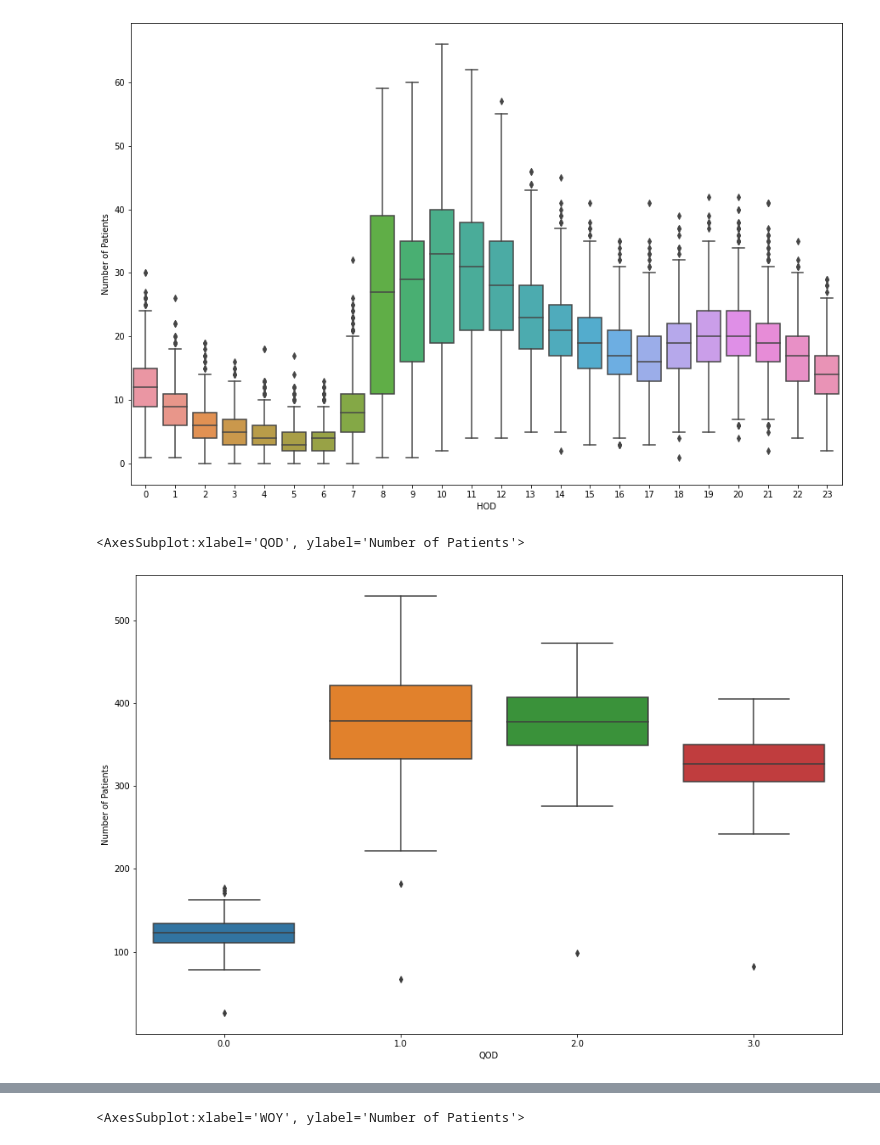
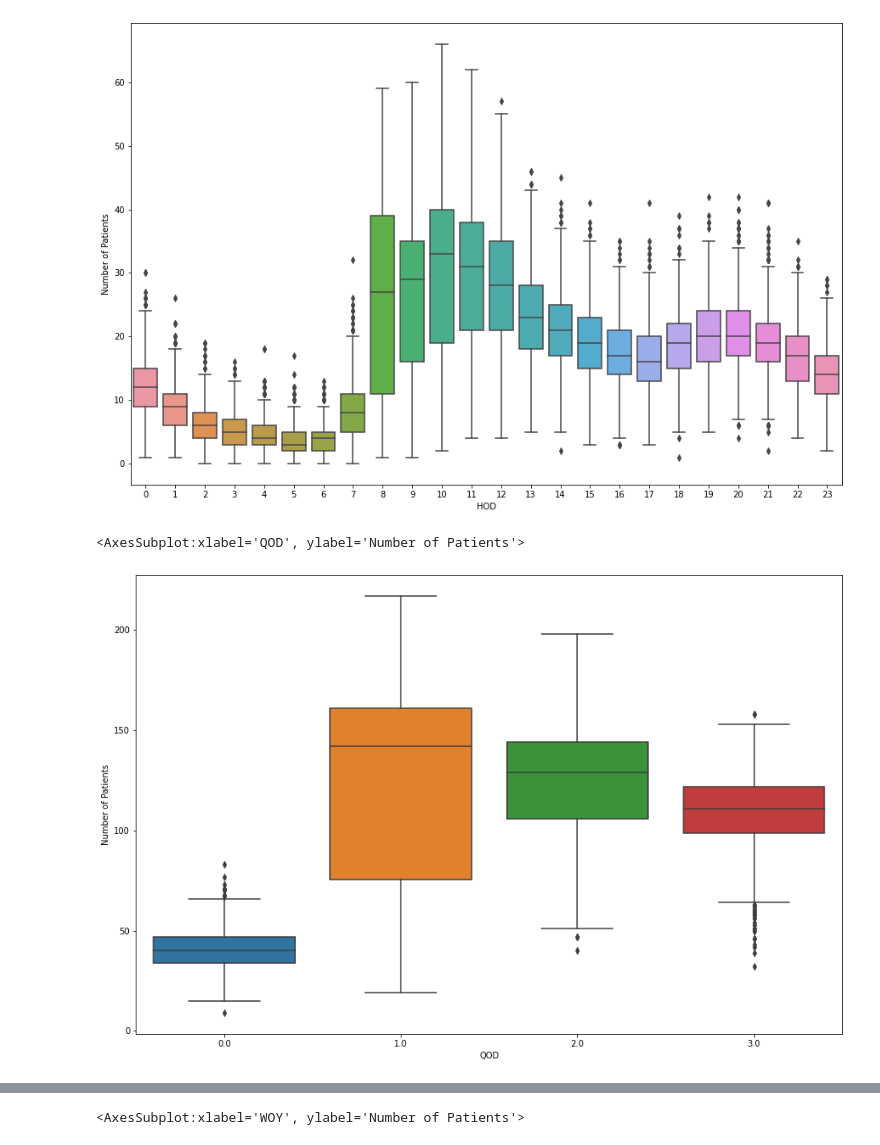
Before and after one commit to ss15859/Patient_Flow, a Jupyter notebook: exploratory_data_analysis.ipynb, the cells around one changed output, grey strips where cells are left out. Drawn from its saved outputs; the diff is of its cells as text; code cells hidden in the pictures.

```diff
--- a/exploratory_data_analysis.ipynb
+++ b/exploratory_data_analysis.ipynb
@@ -136,11 +136,11 @@ sns.boxplot(x="HOD",y="Number of Patients",data=df_sub)
 # %%
 ## Looking at trend for Quarter Of Day
 
-df_QOD = df_sub.groupby(['DOY','QOD'])['Number of Patients'].sum().reset_index(name='Number of Patients')
+df_QOD = df_sub.groupby(['QOD','DOY','year'])['Number of Patients'].sum().reset_index(name='Number of Patients')
 sns.boxplot(x="QOD",y="Number of Patients",data=df_QOD)
 # %% [output]
 <AxesSubplot:xlabel='QOD', ylabel='Number of Patients'>
-[figure, old version]
+[figure, new version]
 # %%
 ## Looking at trend for Day Of Week
 
```
Also changed, not shown: parts of 3 cells of this notebook, 8 other files.
